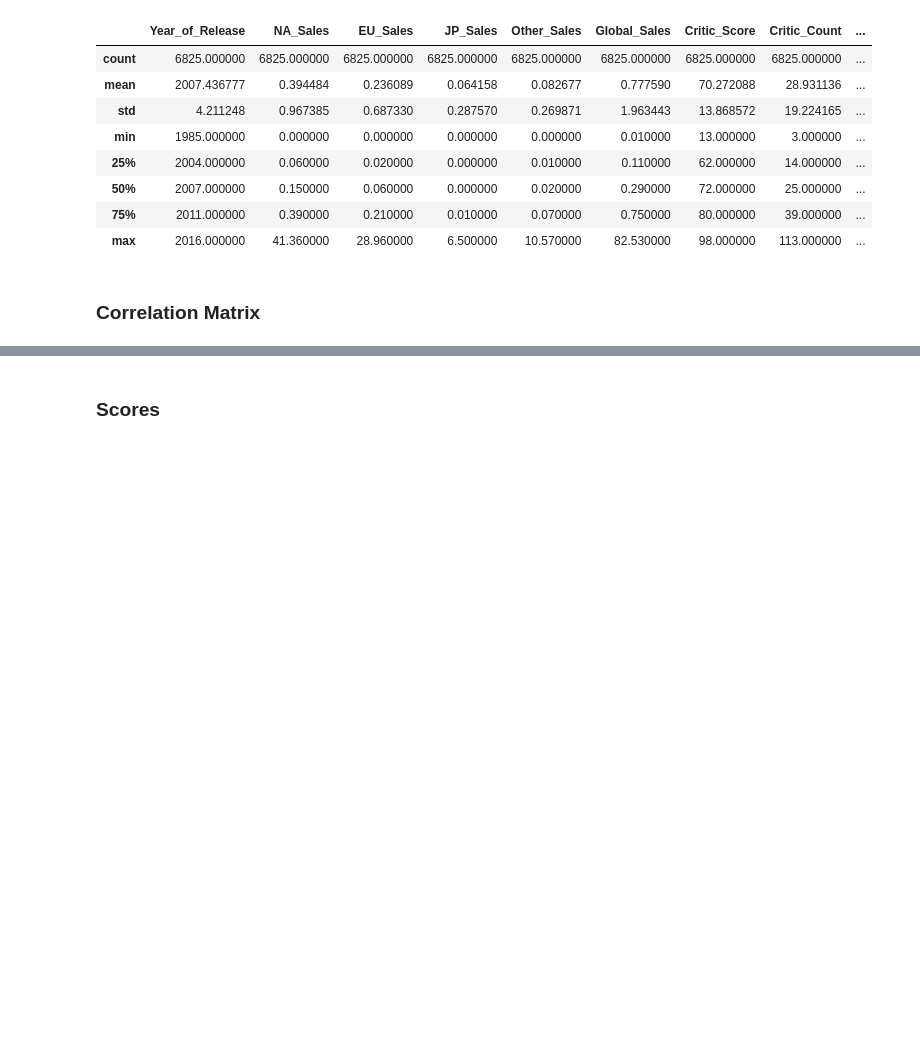
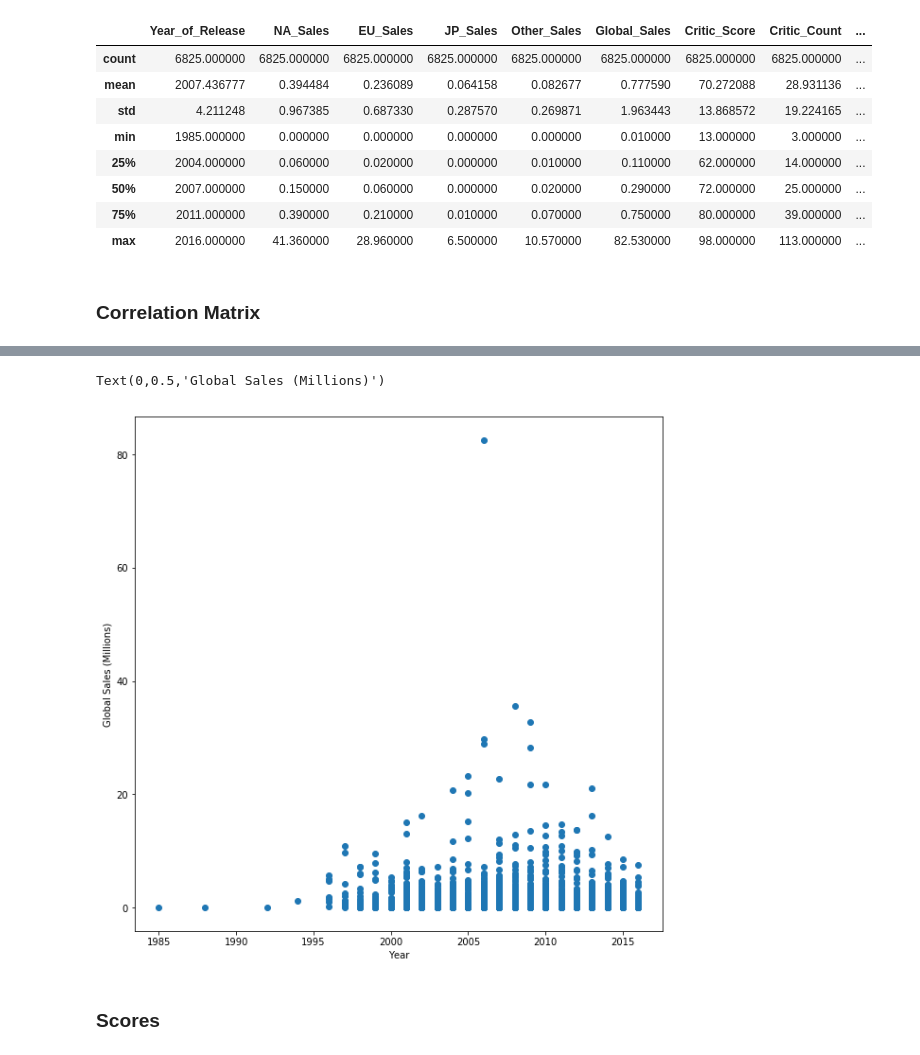
Before and after one commit to PedroLFerreira/Videogame-Data-Mining, a Jupyter notebook: videogames.ipynb, the cells around one changed output, grey strips where cells are left out. Cells and saved outputs as stored; diff of their text form; code cells hidden in the pictures; blank space fills up the shorter version.

```diff
--- a/videogames.ipynb
+++ b/videogames.ipynb
@@ -124,3 +127,11 @@ TypeError: plot_correlation_matrix() got an unexpected keyword argument 'savenam
+# %%
+plt.figure(figsize=(10,10))
+plt.scatter(df['Year_of_Release'],df['Global_Sales'])
+plt.xlabel('Year')
+plt.ylabel('Global Sales (Millions)')
+# %% [output]
+Text(0,0.5,'Global Sales (Millions)')
+[figure, added]
 # %% [markdown]
 ### Scores
 # %%
```
Also changed, not shown: parts of 1 cell of this notebook, 4 other files.
